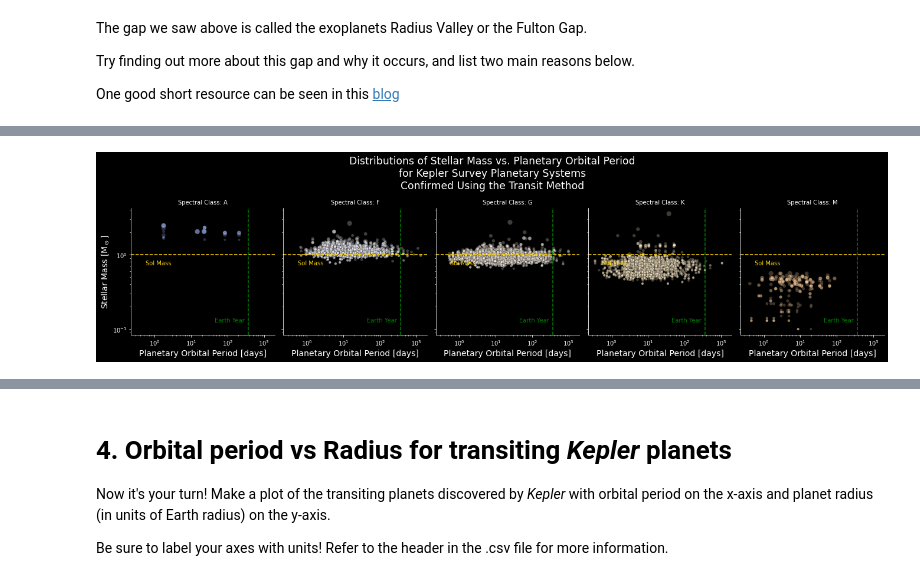
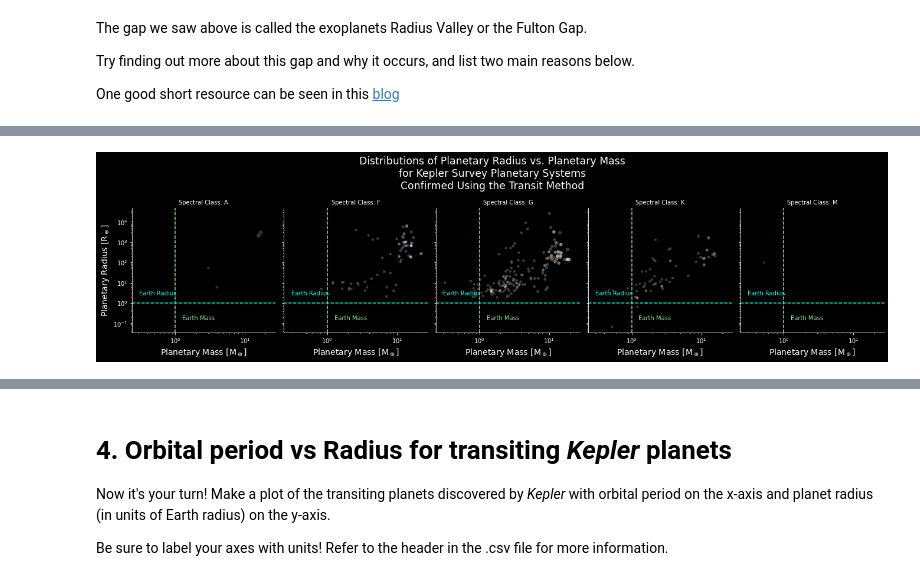
Before and after one commit to g-r-a-e-m-e/Intro-to-Astro2022, a Jupyter notebook: Week3_gaia_exoplanet_archive/nasa_exoplanet_archive_tutorial.ipynb, the cells around one changed output, grey strips where cells are left out. Drawn from its saved outputs; the diff is of its cells as text; code cells hidden in the pictures.

```diff
--- a/Week3_gaia_exoplanet_archive/nasa_exoplanet_archive_tutorial.ipynb
+++ b/Week3_gaia_exoplanet_archive/nasa_exoplanet_archive_tutorial.ipynb
@@ -199,10 +199,12 @@ One good short resource can be seen in this [blog](https://phys.org/news/2021-05
 # %%
 # Create a variable for the path to the file containing our example's data
 data_dir = 'data'
-data_fname = 'kepler_data_v2.csv'
+#data_fname = 'kepler_data_v2.csv'
+data_fname = 'kepler_data.csv'
 data_path = os.path.join(data_dir, data_fname) # os.path.join creates a valid path out of the directory and filename
 print(f'Data will be loaded from: {data_path}')
 
+# Read in the .csv and create the dataframe df
 df = pd.read_csv(data_path, comment = '#')
 print(df.columns)
 # %% [output]
@@ -296,41 +325,57 @@ Text(0, 0.5, 'Radius [R$_\\odot$]')
 # %%
+# Set the background
 plt.style.use('dark_background')
 
+# Set the custom color palette
 colors = df['color_map'].unique()
 sns.set_palette(sns.color_palette(colors))
 
-fg = sns.FacetGrid(data = df, col = 'spectral_class', hue = 'spectral_class',
+# Create the FacetGrid object
+fg2 = sns.FacetGrid(data = df, col = 'spectral_class', hue = 'spectral_class',
                    col_order = ['A', 'F', 'G', 'K', 'M'],
                    height = 5, aspect = .75,
                    margin_titles = True)
 
-fg.figure.suptitle('Distributions of Stellar Mass vs. Planetary Orbital Period\nfor Kepler Survey Planetary Systems\nConfirmed Using the Transit Method',
+# Set the figure suptitle
+fg2.figure.suptitle('Distributions of Planetary Radius vs. Planetary Mass\nfor Kepler Survey Planetary Systems\nConfirmed Using the Transit Method',
                    size = 'xx-large')
 
-fg.map_dataframe(sns.scatterplot, 'pl_orbper', 'st_mass',
-                 size = 'st_rad', alpha = 0.25, edgecolor = 'black', linewidth = .5)
+# Create a scatterplot of the data
+fg2.map_dataframe(sns.scatterplot, 'pl_rade', 'pl_bmasse',
+                 size = 'pl_rade', alpha = 0.25, edgecolor = 'black', linewidth = .5)
 
+# Define annotation function
 def annotate(data, **kws):
     n = len(data)
     ax = plt.gca()
-    ax.text(0.1, .55, 'Sol Mass', transform = ax.transAxes, color = 'gold')
-    ax.text(.58, 0.1, 'Earth Year', transform = ax.transAxes, color = 'green')
+    ax.text(.35, 0.1, 'Earth Mass', transform = ax.transAxes, color = 'lightgreen')
+    ax.text(0.05, .3, 'Earth Radius', transform = ax.transAxes, color = 'cyan')
 
-fg.map_dataframe(annotate)
+# Annotate each Facet
+fg2.map_dataframe(annotate)
 
-fg.refline(y = 1e0, color = 'gold')
-fg.refline(x = 3.6526e2, color = 'green')
+# Add a reference line for Earth mass and Earth radius
+fg2.refline(x = 1e0, color = 'lightgreen')
+fg2.refline(y = 1e0, color = 'cyan')
 
+# Adjust the axes scales
 plt.xscale('log')
 plt.yscale('log')
 
-fg.set_xlabels('Planetary Orbital Period [days]', fontsize = 14)
-fg.set_ylabels('Stellar Mass [M$_\odot$]', fontsize=14)
+# Set axes labels
+fg2.set_xlabels('Planetary Mass [M$_\oplus$]', fontsize=14)
+fg2.set_ylabels('Planetary Radius [R$_\oplus$]', fontsize = 14)
 
-fg.set_titles(col_template = "Spectral Class: {col_name}")
+# Set Facet titles
+fg2.set_titles(col_template = "Spectral Class: {col_name}")
 
-fg.tight_layout()
+# Set tight layout
+fg2.tight_layout()
 
-plt.savefig('figure_01.jpeg')
+# Save figure
+plt.savefig('figure_02.jpeg')
+
+# Assign figure to variable
+fig_2 = fg2.figure
 # %% [output]
-[figure, old version]
+[figure, new version]
```
Also changed, not shown: parts of 10 cells of this notebook, 4 other files.
